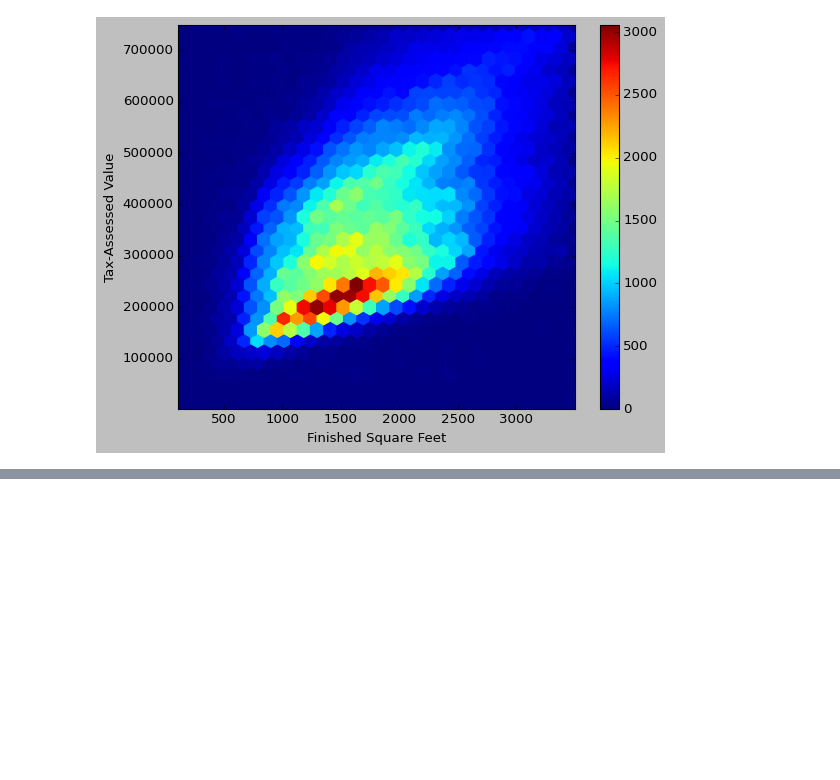
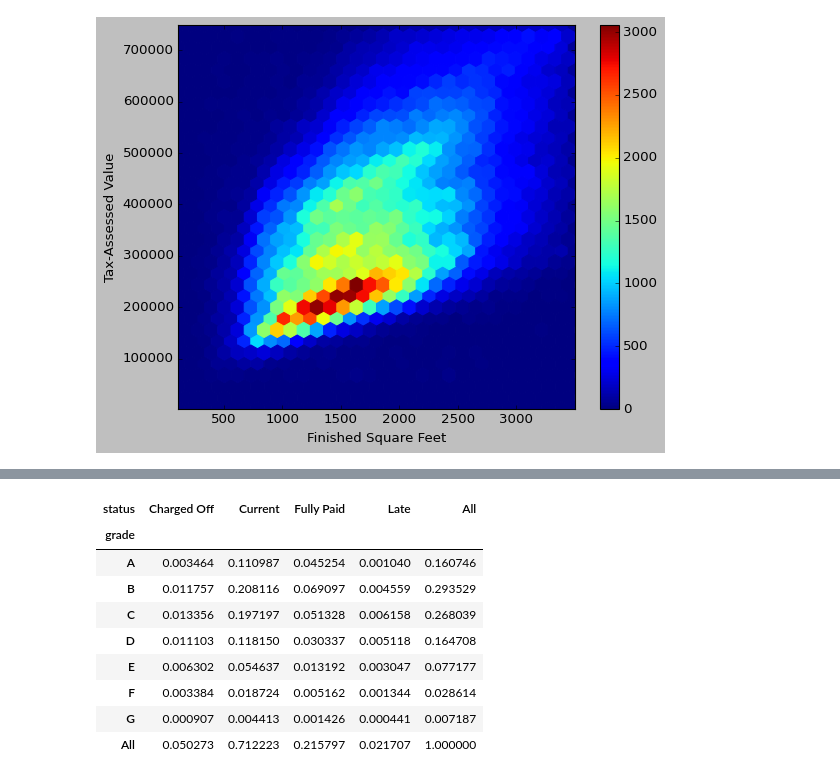
Before and after one commit to Hosung-Ahn/StatisticsForData, a Jupyter notebook: Chapter1-EDA/note.ipynb, the cells around one changed output, grey strips where cells are left out. Saved outputs shown, nothing was run; the diff lists cells and outputs as text; code cells hidden in the pictures; blank space fills up the shorter version.

```diff
--- a/Chapter1-EDA/note.ipynb
+++ b/Chapter1-EDA/note.ipynb
@@ -198,0 +240,15 @@ sns.kdeplot(data = kc_tax0, x = 'SqFtTotLiving', y = 'TaxAssessedValue')
+# %%
+# 모든 행렬의 백분율을 구하는 경우
+# 각 행, 열의 all을 제외한 백분율을 합하면 각 행, 열의 All 이다.
+closstab / closstab.iloc[-1,-1]
+# %% [output]
+| status | Charged Off | Current | Fully Paid | Late | All |
+| grade |  |  |  |  |  |
+| A | 0.003464 | 0.110987 | 0.045254 | 0.001040 | 0.160746 |
+| B | 0.011757 | 0.208116 | 0.069097 | 0.004559 | 0.293529 |
+| C | 0.013356 | 0.197197 | 0.051328 | 0.006158 | 0.268039 |
+| D | 0.011103 | 0.118150 | 0.030337 | 0.005118 | 0.164708 |
+| E | 0.006302 | 0.054637 | 0.013192 | 0.003047 | 0.077177 |
+| F | 0.003384 | 0.018724 | 0.005162 | 0.001344 | 0.028614 |
+| G | 0.000907 | 0.004413 | 0.001426 | 0.000441 | 0.007187 |
+| All | 0.050273 | 0.712223 | 0.215797 | 0.021707 | 1.000000 |
```
Also changed, not shown: parts of 11 cells of this notebook, 14 other files.
